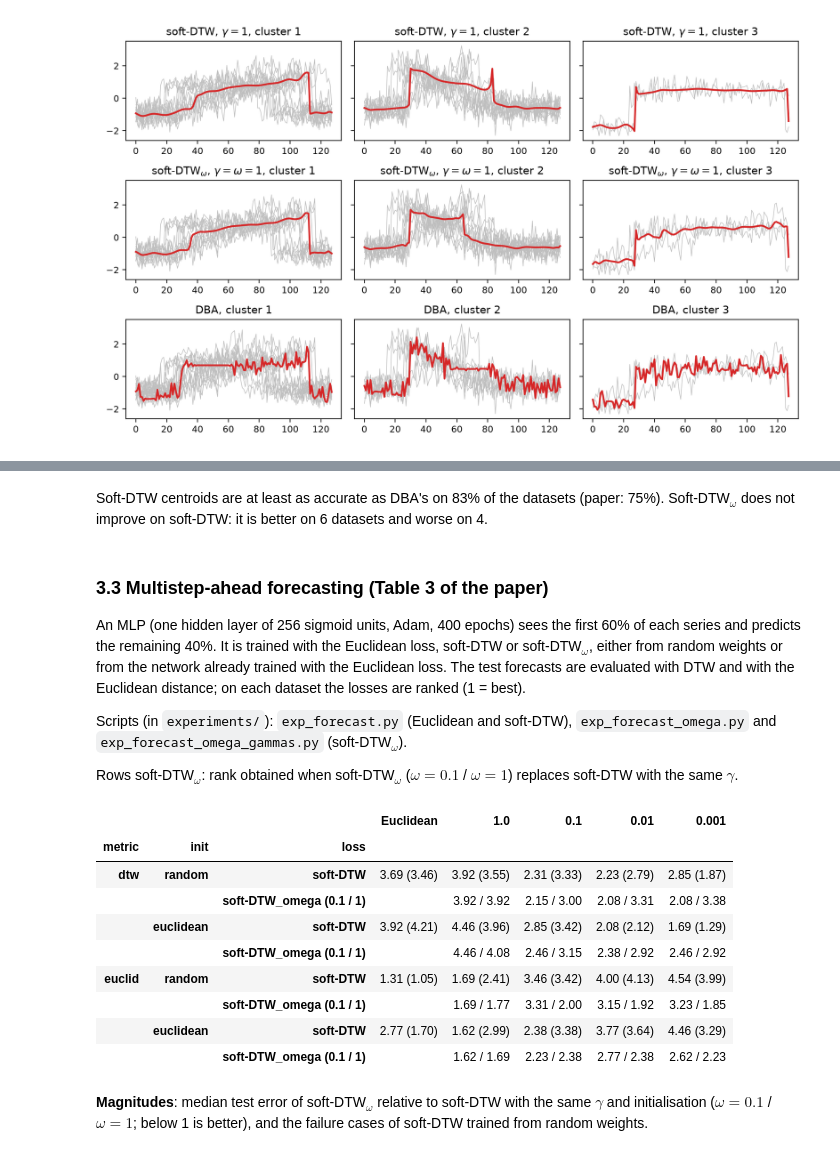
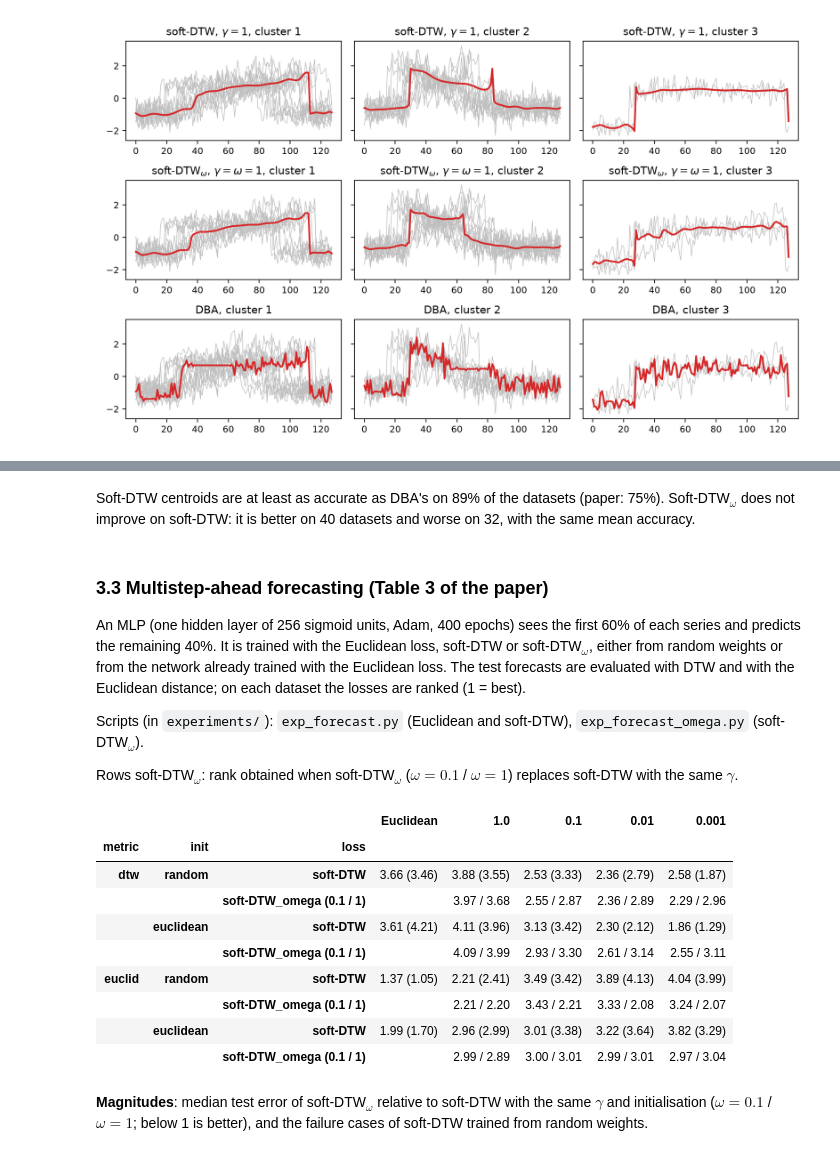
Before and after one commit to PabloAlmendralejo/MVA, a Jupyter notebook: Time Series/Final Project/notebook.ipynb, the cells around one changed output, grey strips where cells are left out. Drawn from its saved outputs; the diff is of its cells as text; code cells hidden in the pictures.

```diff
--- a/Time Series/Final Project/notebook.ipynb
+++ b/Time Series/Final Project/notebook.ipynb
@@ -243,14 +243,13 @@ Scripts (in `experiments/`): `exp_barycenters.py`, `exp_kmeans.py` (soft-DTW, DB
 
 The table gives the **percentage of datasets on which soft-DTW (resp. soft-DTW$_\omega$, $\omega=0.1$ / $\omega=1$) reaches a lower loss** than DBA / the subgradient method, with the paper's value in parentheses.
 # %%
-bary = pd.read_csv("results/barycenters.csv")
-km = pd.read_csv("results/kmeans.csv")
-bary_om = pd.concat([pd.read_csv("results/barycenters_omega.csv"),
-                     pd.read_csv("results/barycenters_omega_extra.csv")])
+bary = pd.read_csv("results_full/barycenters.csv")
+km = pd.read_csv("results_full/kmeans_subset.csv")
+km_om, km = km[km.method == "soft-DTW_omega"], km[km.method != "soft-DTW_omega"]
+bary_om = pd.read_csv("results_full/barycenters_omega.csv")
 bary_om = bary_om[bary_om.method == "soft-DTW_omega"].rename(columns={"train_loss": "loss"})
-km_om = pd.read_csv("results/kmeans_omega.csv")
 
-PAPER = {  # Tables 1 and 2 of the paper (79 datasets)
+PAPER = {  # Tables 1 and 2 of the paper (79 and 57 / 58 datasets)
     ("Barycenters", "DBA", "random"): [41, 94, 100, 97], ("Barycenters", "DBA", "euclidean"): [4, 47, 80, 90],
     ("Barycenters", "subgradient", "random"): [96, 97, 97, 97], ("Barycenters", "subgradient", "euclidean"): [35, 72, 92, 97],
     ("k-means", "DBA", "random"): [16, 25, 60, 77], ("k-means", "DBA", "euclidean"): [29, 24, 55, 69],
@@ -331,5 +330,5 @@ k-means time / DBA:    {1.0: np.float64(4.5), 0.1: np.float64(7.4), 0.01: np.flo
 # %%
-both = pd.concat([pd.read_csv("results/barycenters_omega.csv"), pd.read_csv("results/barycenters_omega_extra.csv")])
+both = pd.read_csv("results_full/barycenters_omega.csv")
 both["omega"] = both.omega.fillna(0)
 for init in ["random", "euclidean"]:
     d = both[both.init == init]
@@ -340,6 +339,12 @@ for init in ["random", "euclidean"]:
         ratio = grp.groupby("dataset").train_loss.mean() / ref
         t_ratio = (grp.groupby("dataset").time.median() / t_ref).median()
         print(f"   {m:15s} gamma={g:<6} omega={om:<4}  loss ratio {ratio.median():.2f}"
-              f"  (lower on {(ratio < 1).sum():2d}/12)   time ratio {t_ratio:.2f}")
+              f"  (lower on {(ratio < 1).sum():2d}/{len(ratio)})   time ratio {t_ratio:.2f}")
+
+kk = pd.concat([km, km_om])
+kk["config"] = (kk.method + kk.gamma.map(lambda g: "" if pd.isna(g) else f", gamma={g:g}")
+                + kk.omega.map(lambda w: "" if pd.isna(w) else f", omega={w:g}"))
+print("\nk-means: mean ARI between the clusters and the true classes (1 = perfect, 0 = chance)")
+print(kk.groupby(["config", "init"]).ari.mean().unstack().round(3).to_string())
 # %% [output]
 random init
@@ -414,56 +419,55 @@ mean accuracy: {'DBA': 0.811, 'soft-DTW': 0.863, 'soft-DTW_omega': 0.85}
 # %% [markdown]
-Soft-DTW centroids are at least as accurate as DBA's on 83% of the datasets (paper: 75%). Soft-DTW$_\omega$ does not improve on soft-DTW: it is better on 6 datasets and worse on 4.
+Soft-DTW centroids are at least as accurate as DBA's on 89% of the datasets (paper: 75%). Soft-DTW$_\omega$ does not improve on soft-DTW: it is better on 40 datasets and worse on 32, with the same mean accuracy.
 # %% [markdown]
 ### 3.3 Multistep-ahead forecasting (Table 3 of the paper)
 An MLP (one hidden layer of 256 sigmoid units, Adam, 400 epochs) sees the first 60% of each series and predicts the remaining 40%. It is trained with the Euclidean loss, soft-DTW or soft-DTW$_\omega$, either from random weights or from the network already trained with the Euclidean loss. The test forecasts are evaluated with DTW and with the Euclidean distance; on each dataset the losses are ranked (1 = best).
 
-Scripts (in `experiments/`): `exp_forecast.py` (Euclidean and soft-DTW), `exp_forecast_omega.py` and `exp_forecast_omega_gammas.py` (soft-DTW$_\omega$).
+Scripts (in `experiments/`): `exp_forecast.py` (Euclidean and soft-DTW), `exp_forecast_omega.py` (soft-DTW$_\omega$).
 
 Rows soft-DTW$_\omega$: rank obtained when soft-DTW$_\omega$ ($\omega=0.1$ / $\omega=1$) replaces soft-DTW with the same $\gamma$.
 # %%
-fc = pd.read_csv("results/forecast.csv"); fc["gamma"] = fc.gamma.fillna(0)
-fo = pd.read_csv("results/forecast_omega.csv")
-fo = fo[fo.model.str.startswith("soft-DTW_omega")].assign(gamma=0.01, omega=lambda d: d.model.str.split().str[-1].astype(float))
-fo = pd.concat([fo, pd.read_csv("results/forecast_omega_gammas.csv")])
+fc = pd.read_csv("results_full/forecast.csv"); fc["gamma"] = fc.gamma.fillna(0)
+fo = pd.read_csv("results_full/forecast_omega.csv")
+fo = fo[fo.model == "soft-DTW_omega"]
 
 PAPER_FC = {("dtw", "random"): [3.46, 3.55, 3.33, 2.79, 1.87], ("dtw", "euclidean"): [4.21, 3.96, 3.42, 2.12, 1.29],
             ("euclid", "random"): [1.05, 2.41, 3.42, 4.13, 3.99], ("euclid", "euclidean"): [1.70, 2.99, 3.38, 3.64, 3.29]}
 
 def five_models(metric, init):
     t = fc[fc.init == init]
     m = pd.DataFrame({"Euclidean": t[t.model == "Euclidean"].set_index("dataset")[metric]})
     for g in GAMMAS:
         m[g] = t[(t.model == "soft-DTW") & (t.gamma == g)].set_index("dataset")[metric]
     return m
 
 rows = []
 for metric in ["dtw", "euclid"]:
     for init in ["random", "euclidean"]:
         m = five_models(metric, init)
         ranks = m.rank(axis=1).mean()
         rows.append({"metric": metric, "init": init, "loss": "soft-DTW",
                      **{str(c): f"{ranks[c]:.2f} ({p:.2f})" for c, p in zip(m.columns, PAPER_FC[metric, init])}})
         row = {"metric": metric, "init": init, "loss": "soft-DTW_omega (0.1 / 1)", "Euclidean": ""}
         for g in GAMMAS:
             cells = []
             for om in (0.1, 1.0):
                 swapped = m.copy()
                 swapped[g] = fo[(fo.init == init) & (fo.gamma == g) & (fo.omega == om)].set_index("dataset")[metric]
                 cells.append(f"{swapped.rank(axis=1).mean()[g]:.2f}")
             row[str(g)] = " / ".join(cells)
         rows.append(row)
 pd.DataFrame(rows).set_index(["metric", "init", "loss"])
 # %% [output]
 |  |  |  | Euclidean | 1.0 | 0.1 | 0.01 | 0.001 |
 | metric | init | loss |  |  |  |  |  |
-| dtw | random | soft-DTW | 3.69 (3.46) | 3.92 (3.55) | 2.31 (3.33) | 2.23 (2.79) | 2.85 (1.87) |
-|  |  | soft-DTW_omega (0.1 / 1) |  | 3.92 / 3.92 | 2.15 / 3.00 | 2.08 / 3.31 | 2.08 / 3.38 |
-|  | euclidean | soft-DTW | 3.92 (4.21) | 4.46 (3.96) | 2.85 (3.42) | 2.08 (2.12) | 1.69 (1.29) |
-|  |  | soft-DTW_omega (0.1 / 1) |  | 4.46 / 4.08 | 2.46 / 3.15 | 2.38 / 2.92 | 2.46 / 2.92 |
-| euclid | random | soft-DTW | 1.31 (1.05) | 1.69 (2.41) | 3.46 (3.42) | 4.00 (4.13) | 4.54 (3.99) |
-|  |  | soft-DTW_omega (0.1 / 1) |  | 1.69 / 1.77 | 3.31 / 2.00 | 3.15 / 1.92 | 3.23 / 1.85 |
-|  | euclidean | soft-DTW | 2.77 (1.70) | 1.62 (2.99) | 2.38 (3.38) | 3.77 (3.64) | 4.46 (3.29) |
-|  |  | soft-DTW_omega (0.1 / 1) |  | 1.62 / 1.69 | 2.23 / 2.38 | 2.77 / 2.38 | 2.62 / 2.23 |
+| dtw | random | soft-DTW | 3.66 (3.46) | 3.88 (3.55) | 2.53 (3.33) | 2.36 (2.79) | 2.58 (1.87) |
+|  |  | soft-DTW_omega (0.1 / 1) |  | 3.97 / 3.68 | 2.55 / 2.87 | 2.36 / 2.89 | 2.29 / 2.96 |
+|  | euclidean | soft-DTW | 3.61 (4.21) | 4.11 (3.96) | 3.13 (3.42) | 2.30 (2.12) | 1.86 (1.29) |
+|  |  | soft-DTW_omega (0.1 / 1) |  | 4.09 / 3.99 | 2.93 / 3.30 | 2.61 / 3.14 | 2.55 / 3.11 |
+| euclid | random | soft-DTW | 1.37 (1.05) | 2.21 (2.41) | 3.49 (3.42) | 3.89 (4.13) | 4.04 (3.99) |
+|  |  | soft-DTW_omega (0.1 / 1) |  | 2.21 / 2.20 | 3.43 / 2.21 | 3.33 / 2.08 | 3.24 / 2.07 |
+|  | euclidean | soft-DTW | 1.99 (1.70) | 2.96 (2.99) | 3.01 (3.38) | 3.22 (3.64) | 3.82 (3.29) |
+|  |  | soft-DTW_omega (0.1 / 1) |  | 2.99 / 2.89 | 3.00 / 3.01 | 2.99 / 3.01 | 2.97 / 3.04 |
 # %% [markdown]
 **Magnitudes**: median test error of soft-DTW$_\omega$ relative to soft-DTW with the same $\gamma$ and initialisation ($\omega=0.1$ / $\omega=1$; below 1 is better), and the failure cases of soft-DTW trained from random weights.
 # %%
```
Also changed, not shown: parts of 14 cells of this notebook, 1 other file.
